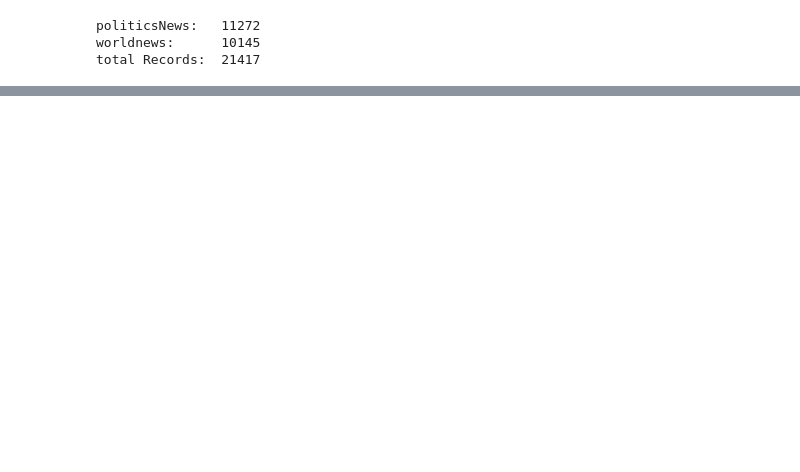
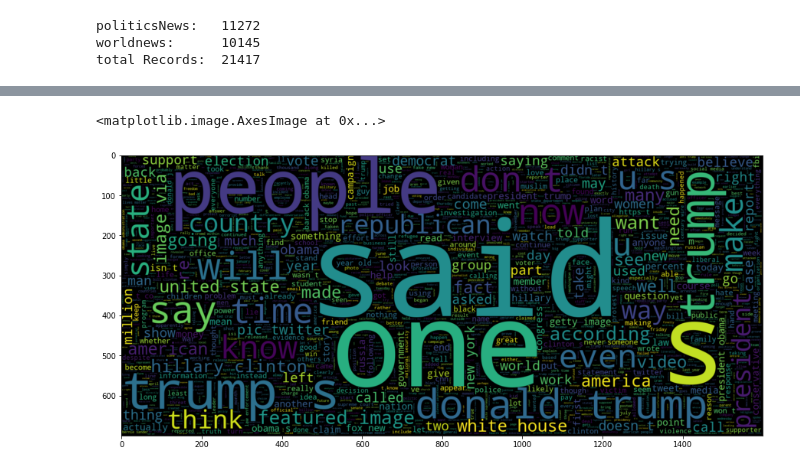
Before and after one commit to SaurabhVishwakarma826/fake-news-detector-ML-model, a Jupyter notebook: fake news detction.ipynb, the cells around one changed output, grey strips where cells are left out. Cells and saved outputs as stored; diff of their text form; code cells hidden in the pictures; blank space fills up the shorter version.

```diff
--- a/fake news detction.ipynb
+++ b/fake news detction.ipynb
@@ -182,0 +295,8 @@ total Records:  21417
+# %%
+#word used in Fake news
+plt.figure(figsize=(15,15))
+wc=WordCloud(max_words=2000, width=1600, height=700, stopwords=STOPWORDS).generate("".join(Dataset2[Dataset2.label== 0].Article))
+plt.imshow(wc, interpolation="bilinear")
+# %% [output]
+<matplotlib.image.AxesImage at 0x...>
+[figure, added]
```
Also changed, not shown: parts of 18 cells of this notebook.
